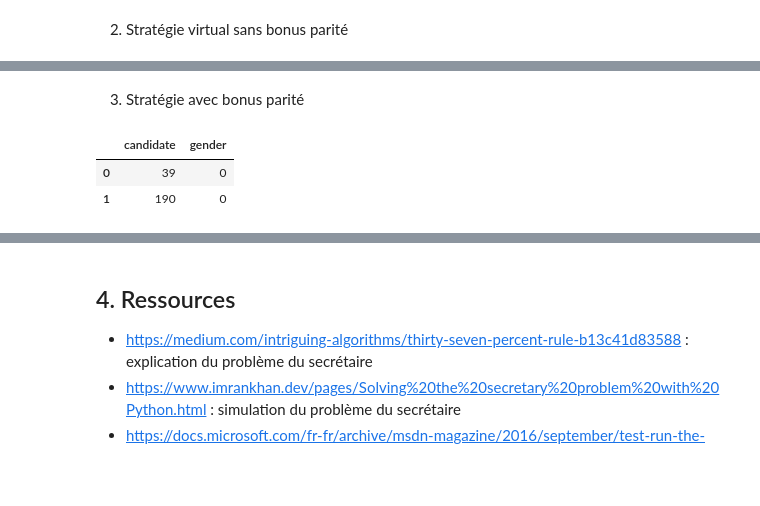
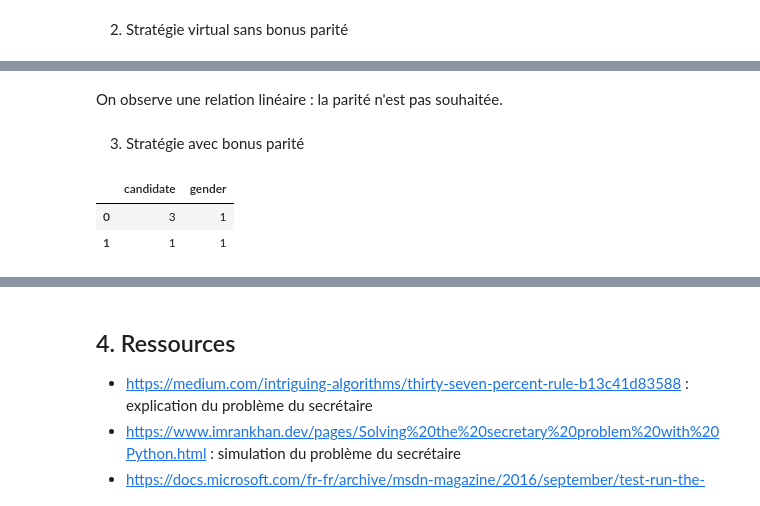
Before and after one commit to victor-kerros/secretary_problem_with_constraints, a Jupyter notebook: secretary_problem_simulation.ipynb, the cells around one changed output, grey strips where cells are left out. Cells and saved outputs as stored; diff of their text form; code cells hidden in the pictures; blank space fills up the shorter version.

```diff
--- a/secretary_problem_simulation.ipynb
+++ b/secretary_problem_simulation.ipynb
@@ -259,6 +259,6 @@ chosen_candidates :
 # %%
 from tqdm import tqdm
-number_of_candidates = 500
+number_of_candidates = 100
 k = 10
 
 props = [np.round(prop, 2) for prop in list(np.linspace(k / number_of_candidates, 1 - k / number_of_candidates, num = 20))]
@@ -276,6 +276,7 @@ plt.scatter(props, score_optimistic, label = "optimistic")
 plt.xticks(props)
 plt.xlabel("% de candidats dans l'échantillon")
 plt.ylabel("score de la stratégie")
+plt.legend(title = f'score with {number_of_candidates} candidates')
 plt.grid(True)
 plt.show()
 # %% [output]
@@ -338,8 +339,8 @@ def parity_score(candidates, chosen_candidates):
         if candidates['candidate'][i] in chosen_candidates:
             chosen_genders.append(candidates['gender'][i])
     parity_score = np.sum(chosen_genders) / len(chosen_genders)
-    return parity_score
+    return float(parity_score)
 
-parity_score = parity_score(candidates, chosen_candidates)
-print(f"parity_score is {parity_score} when prop of women is {prop_women} and when prop of women amongst top {k} is {prop_women_amongst_best}")
+parity_score_sim = parity_score(candidates, chosen_candidates)
+print(f"parity_score is {parity_score_sim} when prop of women is {prop_women} and when prop of women amongst top {k} is {prop_women_amongst_best}")
 # %% [output]
@@ -349,18 +350,24 @@ parity_score is 0.3 when prop of women is 0.3 and when prop of women amongst top
 from tqdm import tqdm
 k = 2
 prop = 0.37
-props_women = [np.round(prop, 2) for prop in list(np.linspace(0.1, 0.9, num = 20))]
+props_women = [np.round(prop, 2) for prop in list(np.linspace(0.2, 0.8, num = 20))]
 
 parity_score_virtual = []
 for prop_women in tqdm(props_women):
     sim_parity_virtual = []
-    for i in range(1000):
+    for i in range(300):
         candidates = generate_candidates_gender(100, prop_women)
         chosen_candidates = virtual_choose_k_candidates(candidates['candidate'].values, prop, k)
-        display(chosen_candidates)
-        print(parity_score(candidates, chosen_candidates))
         sim_parity_virtual.append(parity_score(candidates, chosen_candidates))
-    parity_score_virtual = parity_score_virtual.append(np.mean(sim_parity_virtual))
+    mean_parity_score_virtual = sum(sim_parity_virtual) / len(sim_parity_virtual)
+    parity_score_virtual.append(mean_parity_score_virtual)
 
-parity_score_virtual
+plt.figure(figsize = (15, 7))
+plt.scatter(props_women, parity_score_virtual, label = "virtual")
+plt.xticks(props_women)
+plt.xlabel("% de femmes parmi les candidats")
+plt.ylabel("pourcentage de femmes retenues avec la stratégie virtual")
+plt.legend(title = f'score stratégie virtual avec {number_of_candidates} candidats')
+plt.grid(True)
+plt.show()
 # %% [output]
@@ -369,3 +375,5 @@ TypeError: 'float' object is not callable
+# %% [markdown]
+On observe une relation linéaire : la parité n'est pas souhaitée.
 # %% [markdown]
 3) Stratégie avec bonus parité
 # %%
@@ -468,12 +476,12 @@ def virtual_choose_k_candidates_gender(candidates, prop, k, bonus):
     #print("d")
     return chosen_candidates
 # %%
-candidates = generate_candidates_gender(200, prop_women)
+candidates = generate_candidates_gender(100, prop_women)
 prop = 0.4
 k = 2
 bonus = 10
 virtual_choose_k_candidates_gender(candidates, prop, k, bonus)
 # %% [output]
 |  | candidate | gender |
-| 0 | 39 | 0 |
-| 1 | 190 | 0 |
+| 0 | 3 | 1 |
+| 1 | 1 | 1 |
```
Also changed, not shown: parts of 11 cells of this notebook.
